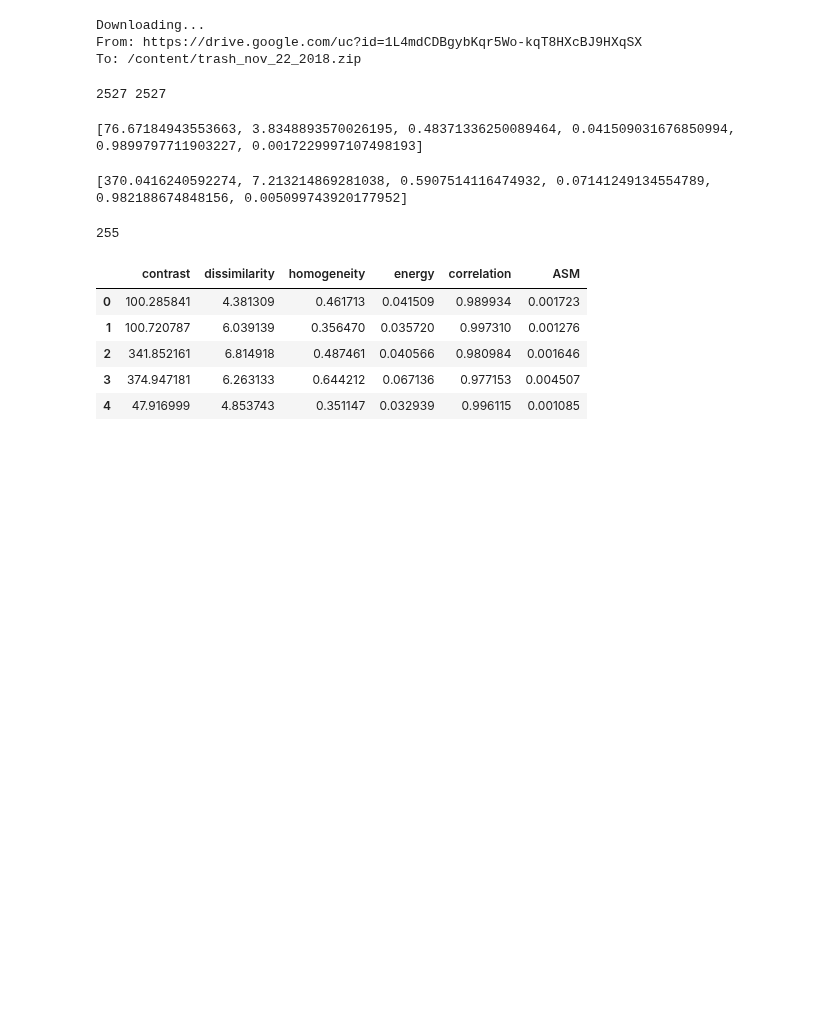
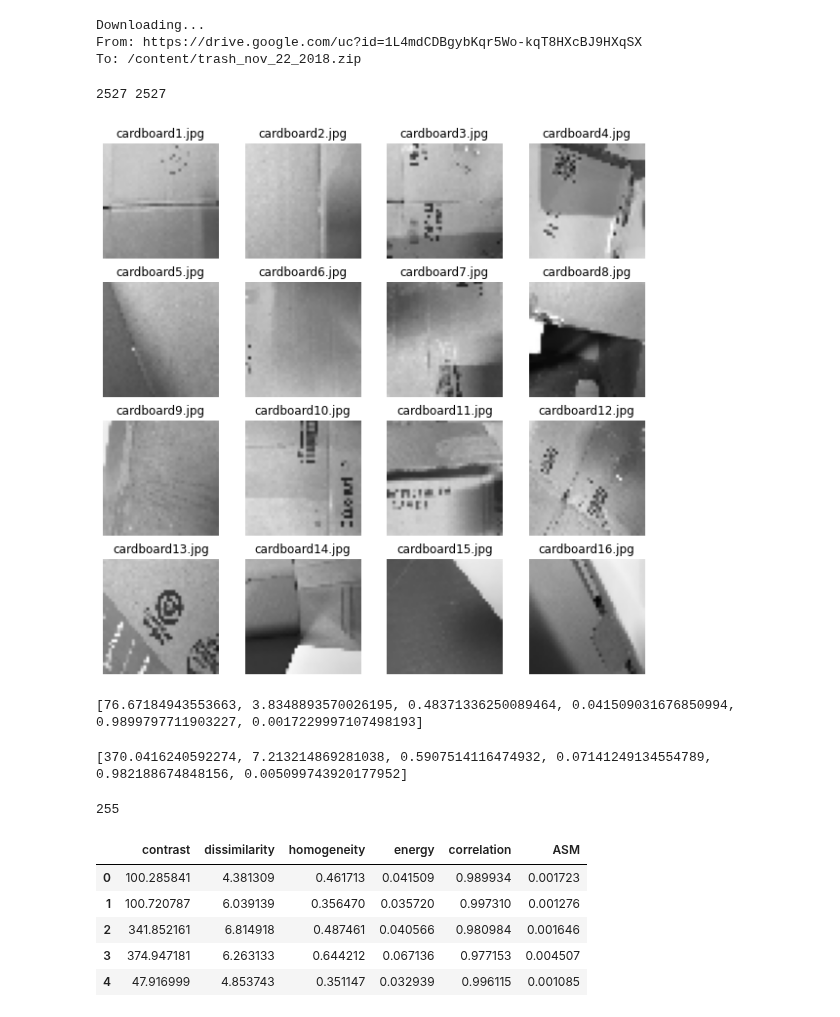
Before and after one commit to marquesgabi/ANN, a Jupyter notebook: ANN_Image_Processig/class_image_processing_smart_trash.ipynb, the cells around one changed output. Cells and saved outputs as stored; diff of their text form; code cells hidden in the pictures; blank space fills up the shorter version.

```diff
--- a/ANN_Image_Processig/class_image_processing_smart_trash.ipynb
+++ b/ANN_Image_Processig/class_image_processing_smart_trash.ipynb
@@ -45,3 +49,33 @@ m = len(Y)
 print(n,m)
 # %% [output]
 2527 2527
+# %%
+#plotar as imagens em preto e branco e definir um tamanho padrão pra elas de 10x10
+plt.figure(figsize=(10, 10))
+X_test = X
+Y_test = Y
+for i in range(16):
+  ax = plt.subplot(4, 4, i + 1)
+  RGB_img = cv2.cvtColor(X_test[i], cv2.COLOR_BGR2RGB)
+  resized = cv2.resize(RGB_img, (Img_Size,Img_Size))
+  plt.imshow(resized)
+  plt.title(Y_test[i])
+  plt.axis("off")
+# %% [output]
+[figure, added]
+# %%
+# biblioteca (skimage) com algumas funções
+g = skimage.feature.greycomatrix(X[0], [1, 2], [0, np.pi/2], levels=255,normed=True, symmetric=True)
+#propriedades que essa biblioteca vai utilizar
+glcm_names =['contrast', 'dissimilarity', 'homogeneity', 'energy', 'correlation', 'ASM']
+glcm =[] #matriz de ocorrência em níveis de cinza
+# see https://github.com/ucfilho/ANN/blob/master/ANN_2022/Image/class_001_image_processing_smart_trash_bin_012.ipynb
+
+for x in glcm_names:
+  prop = skimage.feature.greycoprops(g, x)
+  glcm.append(np.max(prop))
+
+
+print(glcm)
+# %% [output]
+[76.67184943553663, 3.8348893570026195, 0.48371336250089464, 0.041509031676850994, 0.9899797711903227, 0.0017229997107498193]
@@ -48,5 +86,6 @@ print(n,m)
 # %%
-g = skimage.feature.greycomatrix(X[0], [1, 2], [0, np.pi/2], levels=255,normed=True, symmetric=True)
+m = skimage.exposure.rescale_intensity(X[1000], in_range='image', out_range='dtype')
+g = skimage.feature.greycomatrix(m, [1, 2], [0, np.pi/2], levels=256, normed=True, symmetric=True)
 glcm_names =['contrast', 'dissimilarity', 'homogeneity', 'energy', 'correlation', 'ASM']
 glcm =[]
 # see https://github.com/ucfilho/ANN/blob/master/ANN_2022/Image/class_001_image_processing_smart_trash_bin_012.ipynb
@@ -58,22 +97,7 @@ for x in glcm_names:
 
 print(glcm)
 # %% [output]
-[76.67184943553663, 3.8348893570026195, 0.48371336250089464, 0.041509031676850994, 0.9899797711903227, 0.0017229997107498193]
+[370.0416240592274, 7.213214869281038, 0.5907514116474932, 0.07141249134554789, 0.982188674848156, 0.005099743920177952]
-# %%
-m = skimage.exposure.rescale_intensity(X[1000], in_range='image', out_range='dtype')
-g = skimage.feature.greycomatrix(m, [1, 2], [0, np.pi/2], levels=256,normed=True, symmetric=True)
-glcm_names =['contrast', 'dissimilarity', 'homogeneity', 'energy', 'correlation', 'ASM']
-glcm =[]
-# see https://github.com/ucfilho/ANN/blob/master/ANN_2022/Image/class_001_image_processing_smart_trash_bin_012.ipynb
-
-for x in glcm_names:
-  prop = skimage.feature.greycoprops(g, x)
-  glcm.append(np.max(prop))
-
-
-print(glcm)
-# %% [output]
-[370.0416240592274, 7.213214869281038, 0.5907514116474932, 0.07141249134554789, 0.982188674848156, 0.005099743920177952]
 # %%
 np.max(X[3])
 # %% [output]
```
Also changed, not shown: parts of 9 cells of this notebook.
